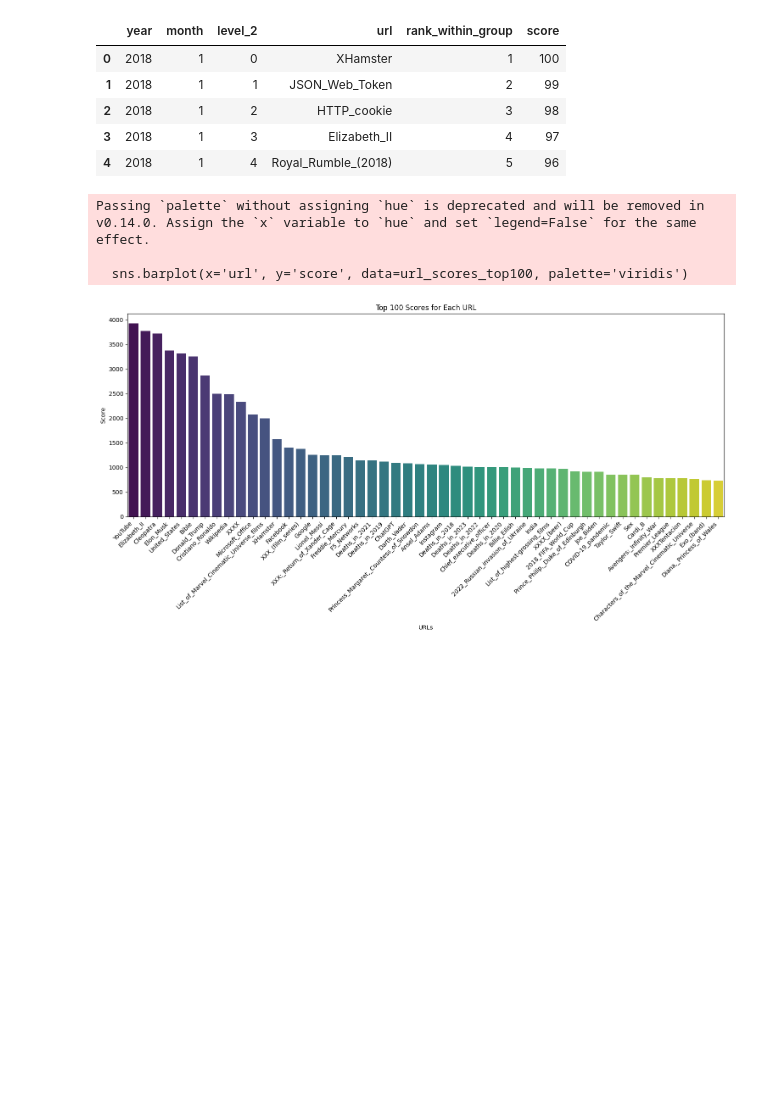
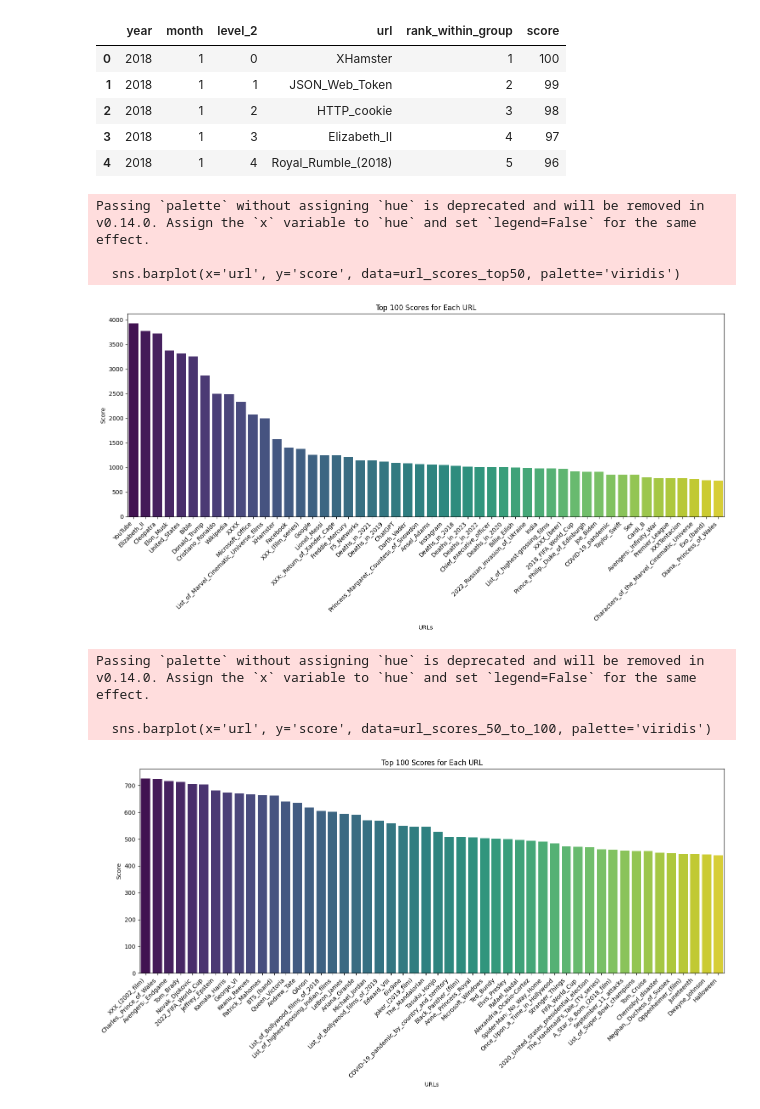
Before and after one commit to Petersmit27/managingbigdata-project, a Jupyter notebook: distributionTop.ipynb, the cells around one changed output. Cells and saved outputs as stored; diff of their text form; code cells hidden in the pictures; blank space fills up the shorter version.

```diff
--- a/distributionTop.ipynb
+++ b/distributionTop.ipynb
@@ -65,27 +65,45 @@ url_ranking.head()
 # %%
 # Group by URL and calculate the sum of scores for each URL
 url_scores = url_ranking.groupby('url')['score'].sum().reset_index()
 
 # Sort the DataFrame based on the 'score' column
 url_scores_sorted = url_scores.sort_values('score', ascending=False)
 
 # Limit to the top 100 scores
-url_scores_top100 = url_scores_sorted.head(50)
+url_scores_top50 = url_scores_sorted[:50]
 
 # Create a bar plot with URLs on the x-axis and scores on the y-axis
 plt.figure(figsize=(15, 8))
-sns.barplot(x='url', y='score', data=url_scores_top100, palette='viridis')
+sns.barplot(x='url', y='score', data=url_scores_top50, palette='viridis')
 plt.title('Top 100 Scores for Each URL')
 plt.xlabel('URLs')
 plt.ylabel('Score')
 plt.xticks(rotation=45, ha='right')
 plt.tight_layout()
 plt.show()
+
+
+# Limit to the top 100 scores
+url_scores_50_to_100 = url_scores_sorted[50:100]
+
+# Create a bar plot with URLs on the x-axis and scores on the y-axis
+plt.figure(figsize=(15, 8))
+sns.barplot(x='url', y='score', data=url_scores_50_to_100, palette='viridis')
+plt.title('Top 100 Scores for Each URL')
+plt.xlabel('URLs')
+plt.ylabel('Score')
+plt.xticks(rotation=45, ha='right')
+plt.tight_layout()
+plt.show()
 # %% [output]
 Passing `palette` without assigning `hue` is deprecated and will be removed in v0.14.0. Assign the `x` variable to `hue` and set `legend=False` for the same effect.
 
-  sns.barplot(x='url', y='score', data=url_scores_top100, palette='viridis')
+  sns.barplot(x='url', y='score', data=url_scores_top50, palette='viridis')
 [figure]
+Passing `palette` without assigning `hue` is deprecated and will be removed in v0.14.0. Assign the `x` variable to `hue` and set `legend=False` for the same effect.
+
+  sns.barplot(x='url', y='score', data=url_scores_50_to_100, palette='viridis')
+[figure, added]
 # %%
 # Plot the distribution of scores using a bar plot
 plt.figure(figsize=(10, 6))
```
Also changed, not shown: parts of 1 cell of this notebook, 1 other file.
